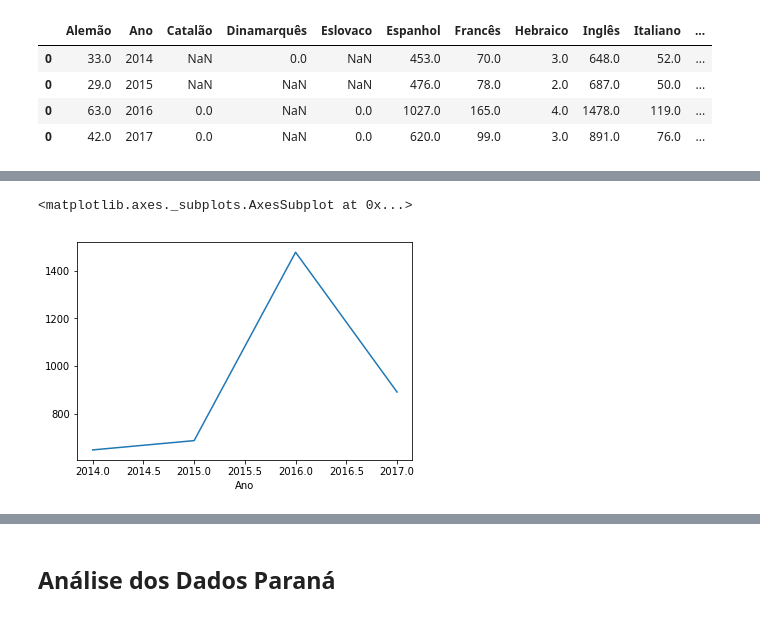
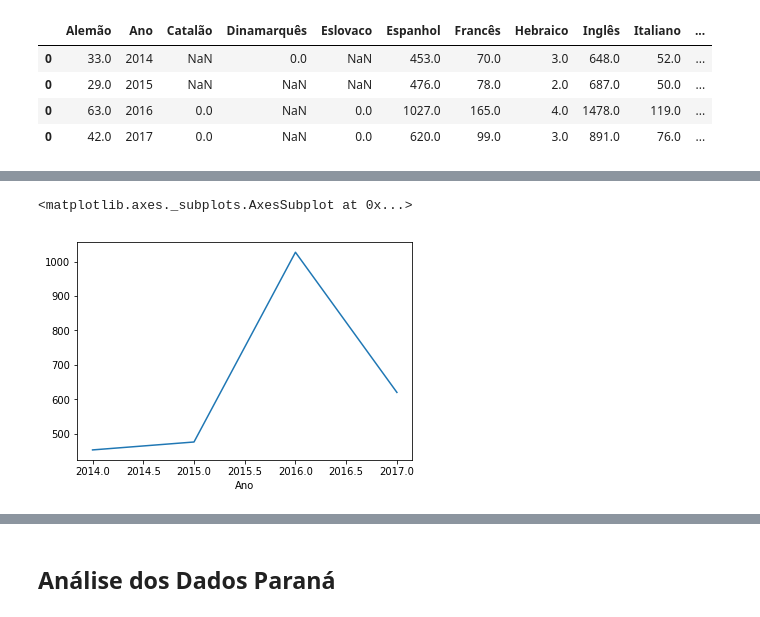
Before and after one commit to if1015-datascience-ufpe/2018-2-projeto-agua-de-coco, a Jupyter notebook: Análise Hospedagens.ipynb, the cells around one changed output, grey strips where cells are left out. Cells and saved outputs as stored; diff of their text form; code cells hidden in the pictures.

```diff
--- a/Análise Hospedagens.ipynb
+++ b/Análise Hospedagens.ipynb
@@ -599,0 +777,3 @@ dadosSP_2017
+# %%
+chegadas2017SP = ano(media(AnaliseChegadas(chegadas2017,'São Paulo')),'2017')
+chegadas2017SP
@@ -600,8 +783,8 @@ dadosSP_2017
 # %% [markdown]
 ### Dataframe com os valores dos anos 2014-2017 | SP
 # %%
-dadosSP = Dados(dadosSP_2014,dadosSP_2015,dadosSP_2016,dadosSP_2017)
-dadosSP
+dados_Hospedagens_SP = Dados(dadosSP_2014,dadosSP_2015,dadosSP_2016,dadosSP_2017)
+dados_Hospedagens_SP
 # %% [output]
 of pandas will change to not sort by default.
 
@@ -615,3 +798,6 @@ To retain the current behavior and silence the warning, pass sort=False
 | 0 | 29.0 | 2015 | NaN | NaN | NaN | 476.0 | 78.0 | 2.0 | 687.0 | 50.0 | ... |
 | 0 | 63.0 | 2016 | 0.0 | NaN | 0.0 | 1027.0 | 165.0 | 4.0 | 1478.0 | 119.0 | ... |
 | 0 | 42.0 | 2017 | 0.0 | NaN | 0.0 | 620.0 | 99.0 | 3.0 | 891.0 | 76.0 | ... |
+# %%
+dados_Chegadas_SP = Dados(chegadas2014SP,chegadas2015SP,chegadas2016SP,chegadas2017SP)
+dados_Chegadas_SP
@@ -617,0 +810,4 @@ To retain the current behavior and silence the warning, pass sort=False
+# %%
+dadosSP = pd.merge(dados_Hospedagens_SP,dados_Chegadas_SP,how='outer')
+dadosSP.rename(columns={'Chegadas': 'Chegadas_Argentina'}, inplace=True)
+dadosSP
@@ -618,5 +820,5 @@ To retain the current behavior and silence the warning, pass sort=False
 # %%
-dadosSP.groupby(dadosSP.Ano.dt.year).Inglês.mean().plot()
+dadosSP.groupby(dadosSP.Ano.dt.year).Espanhol.mean().plot()
 # %% [output]
 <matplotlib.axes._subplots.AxesSubplot at 0x...>
-[figure, old version]
+[figure, new version]
```
Also changed, not shown: parts of 69 cells of this notebook, 5 other files.
